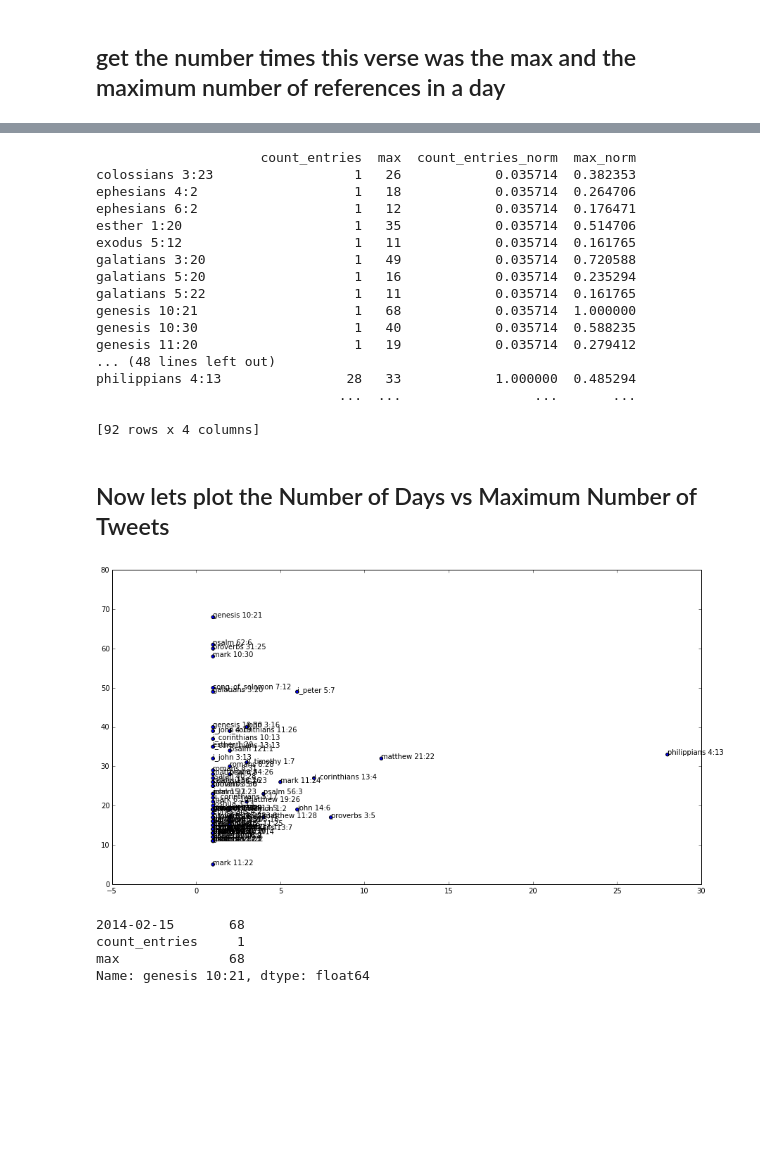
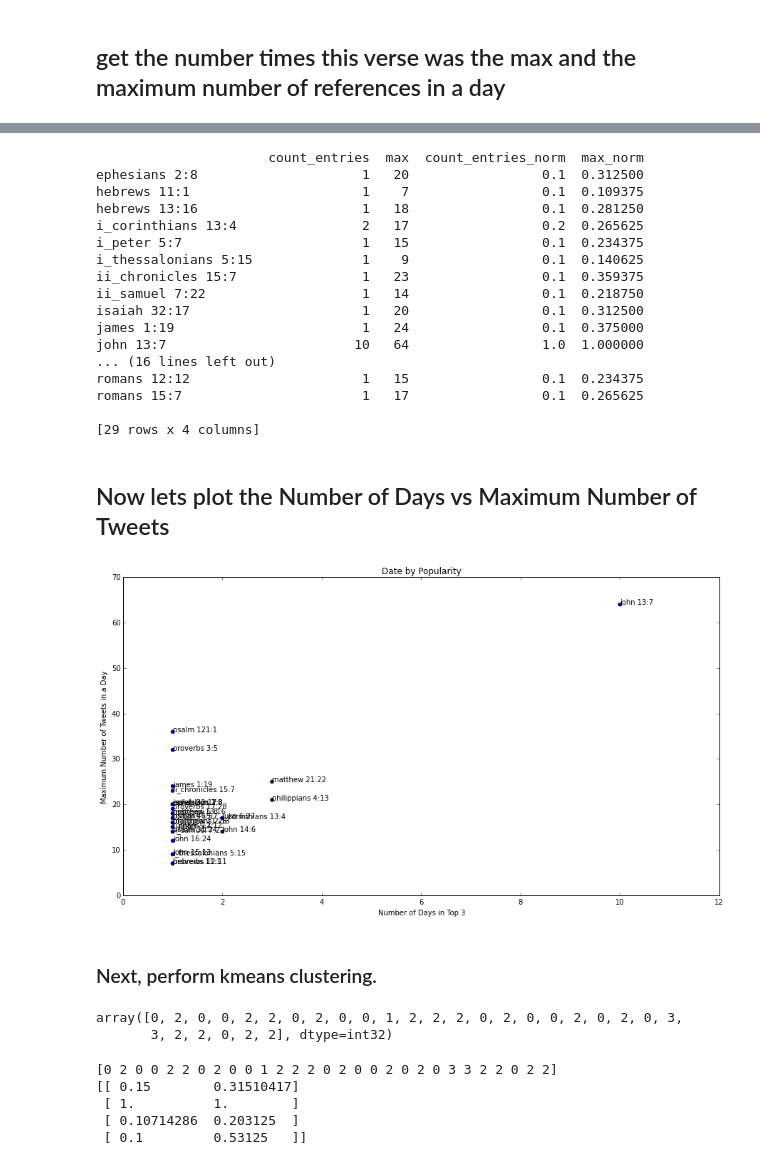
Before and after one commit to telvis07/habakkuk, a Jupyter notebook: analysis/counting_bibleverses_with_py_collections.ipynb, the cells around one changed output, grey strips where cells are left out. Drawn from its saved outputs; the diff is of its cells as text; code cells hidden in the pictures; blank space fills up the shorter version.

```diff
--- a/analysis/counting_bibleverses_with_py_collections.ipynb
+++ b/analysis/counting_bibleverses_with_py_collections.ipynb
@@ -11,8 +11,8 @@ from collections import Counter
 # %% [markdown]
 ### Read JSON data. Count bibleverses per date
 # %%
-bv_set = set([line.strip() for line in open('/home/telvis/habakkuk/analysis/join_data/bibleverses.txt')])
-num_days = 60
+valid_bv_set = set([line.strip() for line in open('/home/telvis/habakkuk/analysis/join_data/bibleverses.txt')])
+num_days = 15
 # %%
 # get date, counter(bibleverse)
 def get_data_from_store(dirname="/opt/habakkuk_data/", num_days=30):
@@ -23,7 +23,7 @@ def get_data_from_store(dirname="/opt/habakkuk_data/", num_days=30):
             data = json.loads(line)
             if not created_at_date:
                 created_at_date = data['created_at_date']
-            if data['bibleverse'] not in bv_set:
+            if data['bibleverse'] not in valid_bv_set:
                 continue
             by_date_counter.update([data['bibleverse']])
         yield (created_at_date, by_date_counter)
@@ -76,43 +76,43 @@ top_df['max_norm'] = top_df['max']/top_df['max'].max()
 
 print top_df
 # %% [output]
-                     count_entries  max  count_entries_norm  max_norm
-colossians 3:23                  1   26            0.035714  0.382353
-ephesians 4:2                    1   18            0.035714  0.264706
-ephesians 6:2                    1   12            0.035714  0.176471
-esther 1:20                      1   35            0.035714  0.514706
-exodus 5:12                      1   11            0.035714  0.161765
-galatians 3:20                   1   49            0.035714  0.720588
-galatians 5:20                   1   16            0.035714  0.235294
-galatians 5:22                   1   11            0.035714  0.161765
-genesis 10:21                    1   68            0.035714  1.000000
-genesis 10:30                    1   40            0.035714  0.588235
-genesis 11:20                    1   19            0.035714  0.279412
-... (48 lines left out)
-philippians 4:13                28   33            1.000000  0.485294
-                               ...  ...                 ...       ...
+                      count_entries  max  count_entries_norm  max_norm
+ephesians 2:8                     1   20                 0.1  0.312500
+hebrews 11:1                      1    7                 0.1  0.109375
+hebrews 13:16                     1   18                 0.1  0.281250
+i_corinthians 13:4                2   17                 0.2  0.265625
+i_peter 5:7                       1   15                 0.1  0.234375
+i_thessalonians 5:15              1    9                 0.1  0.140625
+ii_chronicles 15:7                1   23                 0.1  0.359375
+ii_samuel 7:22                    1   14                 0.1  0.218750
+isaiah 32:17                      1   20                 0.1  0.312500
+james 1:19                        1   24                 0.1  0.375000
+john 13:7                        10   64                 1.0  1.000000
+... (16 lines left out)
+romans 12:12                      1   15                 0.1  0.234375
+romans 15:7                       1   17                 0.1  0.265625
 
-[92 rows x 4 columns]
+[29 rows x 4 columns]
 # %% [markdown]
 ## Now lets plot the Number of Days vs Maximum Number of Tweets
 # %%
 %matplotlib inline
 from mpltools import style
 mpl.rcParams['figure.figsize'] = (15.0, 8.0)
 
 # plot the entries
 fig, ax = plt.subplots()
 ax.scatter(top_df['count_entries'], top_df['max'])
+ax.set_title("Date by Popularity")
+ax.set_xlabel("Number of Days in Top 3")
+ax.set_ylabel("Maximum Number of Tweets in a Day")
 for i, bibleverse in enumerate(top_df.index):
     # add bibleverse label to data point
     ax.annotate(bibleverse, (top_df['count_entries'][bibleverse], top_df['max'][bibleverse]))
 # %% [output]
-[figure, old version]
+[figure, new version]
 # %%
 # only show data for this scripture
-df.ix["genesis 10:21"].dropna()
+# df.ix["isaiah 53:5"].dropna()
-# %% [output]
-2014-02-15       68
-count_entries     1
-max              68
-Name: genesis 10:21, dtype: float64
+# %% [markdown]
+### Next, perform kmeans clustering.
@@ -118,0 +121,15 @@ Name: genesis 10:21, dtype: float64
+# %%
+kmeans = KMeans(n_clusters=4)
+kmeans.fit_predict(top_df[['count_entries_norm', 'max_norm']])
+# %% [output]
+array([0, 2, 0, 0, 2, 2, 0, 2, 0, 0, 1, 2, 2, 2, 0, 2, 0, 0, 2, 0, 2, 0, 3,
+       3, 2, 2, 0, 2, 2], dtype=int32)
+# %%
+print kmeans.labels_
+print kmeans.cluster_centers_
+# %% [output]
+[0 2 0 0 2 2 0 2 0 0 1 2 2 2 0 2 0 0 2 0 2 0 3 3 2 2 0 2 2]
+[[ 0.15        0.31510417]
+ [ 1.          1.        ]
+ [ 0.10714286  0.203125  ]
+ [ 0.1         0.53125   ]]
```
Also changed, not shown: parts of 6 cells of this notebook, 3 other files.
